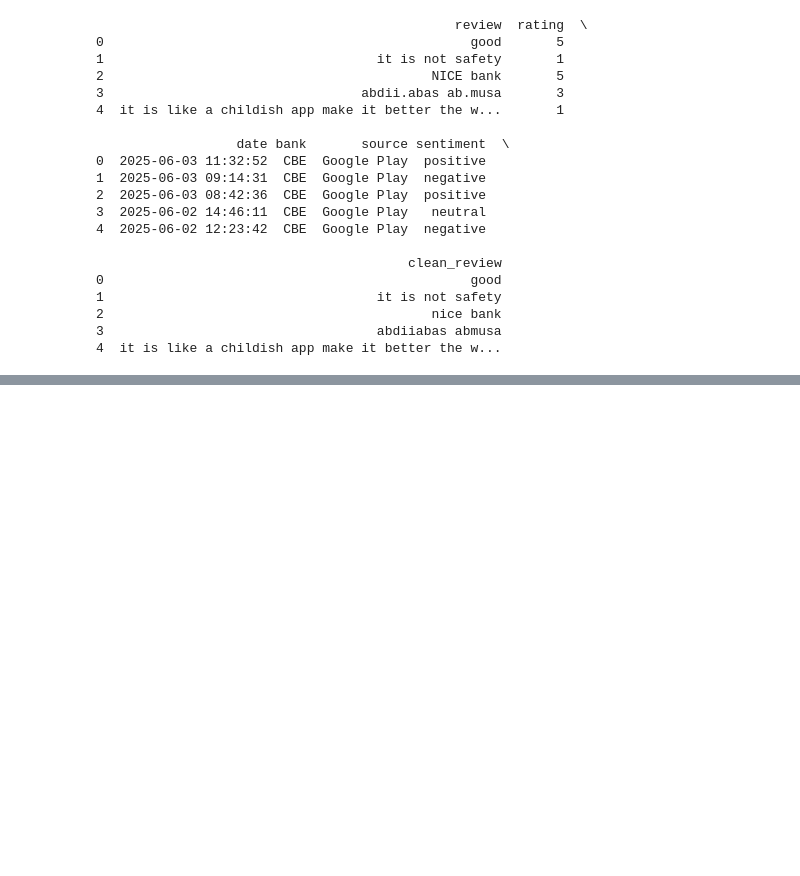
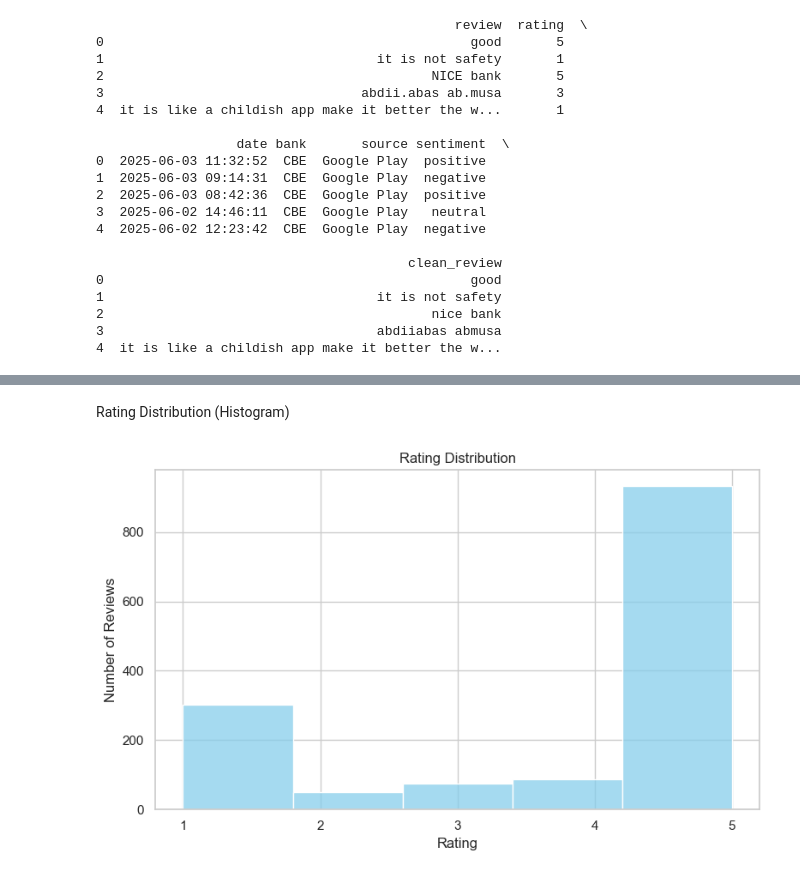
Before and after one commit to alazartefera/fintech-cx, a Jupyter notebook: notebooks/01_cleaning_and_sentiment.ipynb, the cells around one changed output, grey strips where cells are left out. Saved outputs shown, nothing was run; the diff lists cells and outputs as text; code cells hidden in the pictures; blank space fills up the shorter version.

```diff
--- a/notebooks/01_cleaning_and_sentiment.ipynb
+++ b/notebooks/01_cleaning_and_sentiment.ipynb
@@ -386,0 +500,13 @@ df.groupby("bank")["sentiment"].value_counts(normalize=True).unstack()
+# %% [markdown]
+Rating Distribution (Histogram)
+# %%
+plt.figure(figsize=(8, 5))
+sns.histplot(df["rating"], bins=5, kde=False, color='skyblue')
+plt.title("Rating Distribution")
+plt.xlabel("Rating")
+plt.ylabel("Number of Reviews")
+plt.xticks([1, 2, 3, 4, 5])
+plt.tight_layout()
+plt.show()
+# %% [output]
+[figure, added]
```
Also changed, not shown: parts of 22 cells of this notebook.
